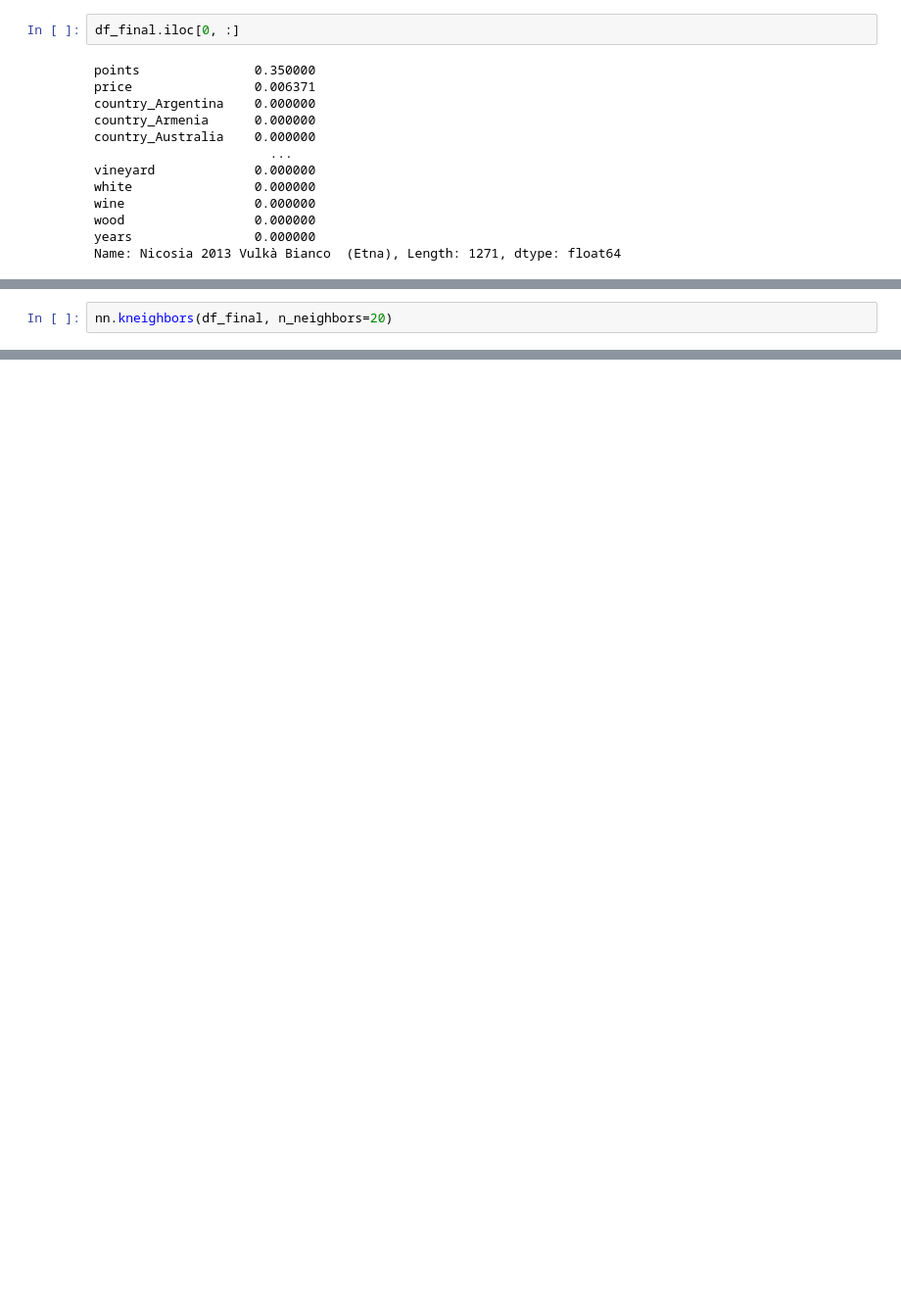
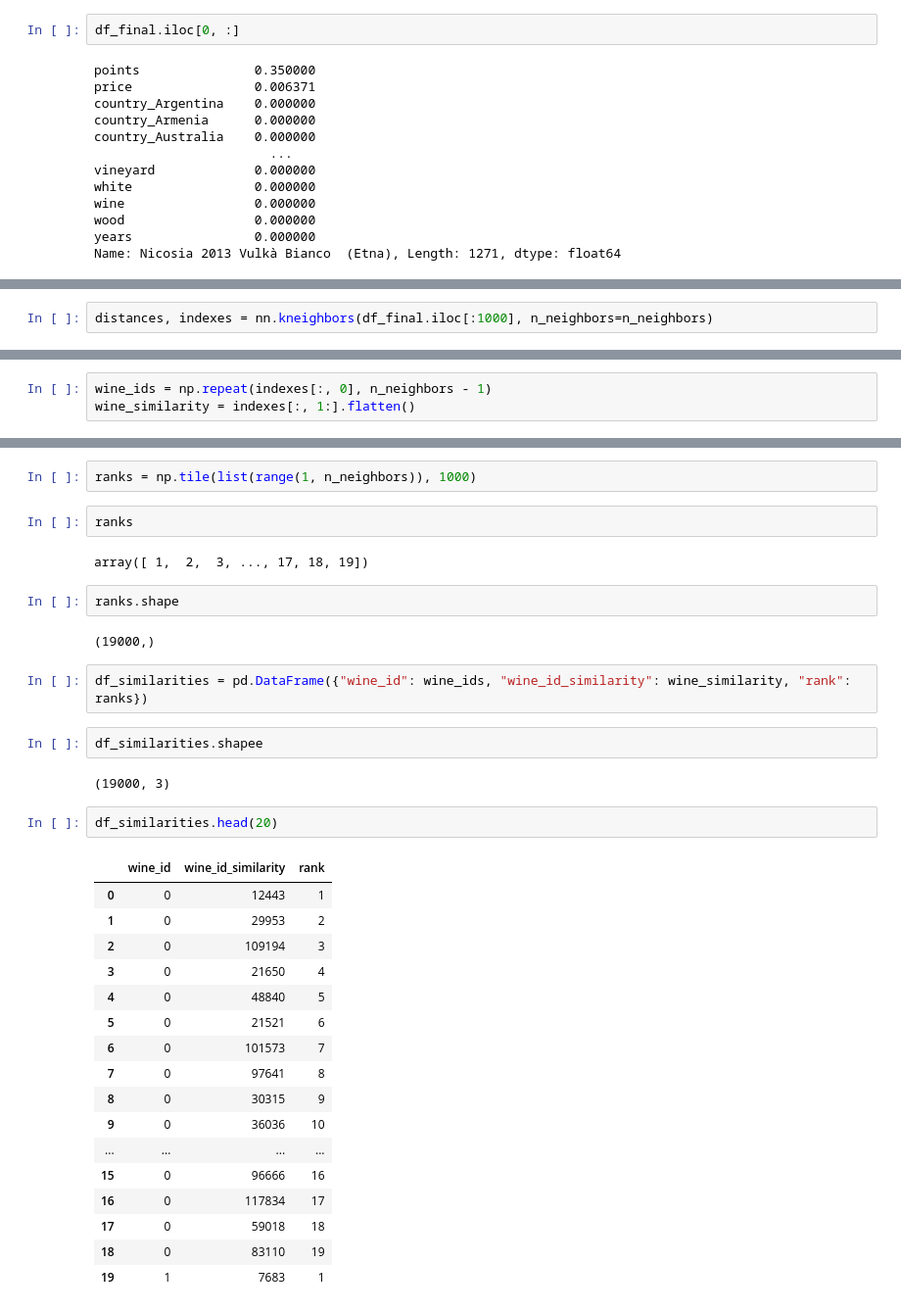
Before and after one commit to bdrai/itc-hackathon-team6-winely-ds, a Jupyter notebook: main.ipynb, the cells around one changed output, grey strips where cells are left out. Shown: that part at 98% size. Saved outputs shown, nothing was run; the diff lists cells and outputs as text; blank space fills up the shorter version.

```diff
--- a/main.ipynb
+++ b/main.ipynb
@@ -307,2 +273,2 @@ distances, indexes = nn.kneighbors(np.array(df_final.iloc[0, :]).reshape(1, -1),
 # %%
-nn.kneighbors(df_final, n_neighbors=20)
+distances, indexes = nn.kneighbors(df_final.iloc[:1000], n_neighbors=n_neighbors)
@@ -310,0 +285,3 @@ KeyboardInterrupt:
+# %%
+wine_ids = np.repeat(indexes[:, 0], n_neighbors - 1)
+wine_similarity = indexes[:, 1:].flatten()
@@ -310,0 +292,36 @@ KeyboardInterrupt:
+# %%
+ranks = np.tile(list(range(1, n_neighbors)), 1000)
+# %%
+ranks
+# %% [output]
+array([ 1,  2,  3, ..., 17, 18, 19])
+# %%
+ranks.shape
+# %% [output]
+(19000,)
+# %%
+df_similarities = pd.DataFrame({"wine_id": wine_ids, "wine_id_similarity": wine_similarity, "rank": ranks})
+# %%
+df_similarities.shapee
+# %% [output]
+(19000, 3)
+# %%
+df_similarities.head(20)
+# %% [output]
+|  | wine_id | wine_id_similarity | rank |
+| 0 | 0 | 12443 | 1 |
+| 1 | 0 | 29953 | 2 |
+| 2 | 0 | 109194 | 3 |
+| 3 | 0 | 21650 | 4 |
+| 4 | 0 | 48840 | 5 |
+| 5 | 0 | 21521 | 6 |
+| 6 | 0 | 101573 | 7 |
+| 7 | 0 | 97641 | 8 |
+| 8 | 0 | 30315 | 9 |
+| 9 | 0 | 36036 | 10 |
+| ... | ... | ... | ... |
+| 15 | 0 | 96666 | 16 |
+| 16 | 0 | 117834 | 17 |
+| 17 | 0 | 59018 | 18 |
+| 18 | 0 | 83110 | 19 |
+| 19 | 1 | 7683 | 1 |
```
Also changed, not shown: parts of 19 cells of this notebook.
